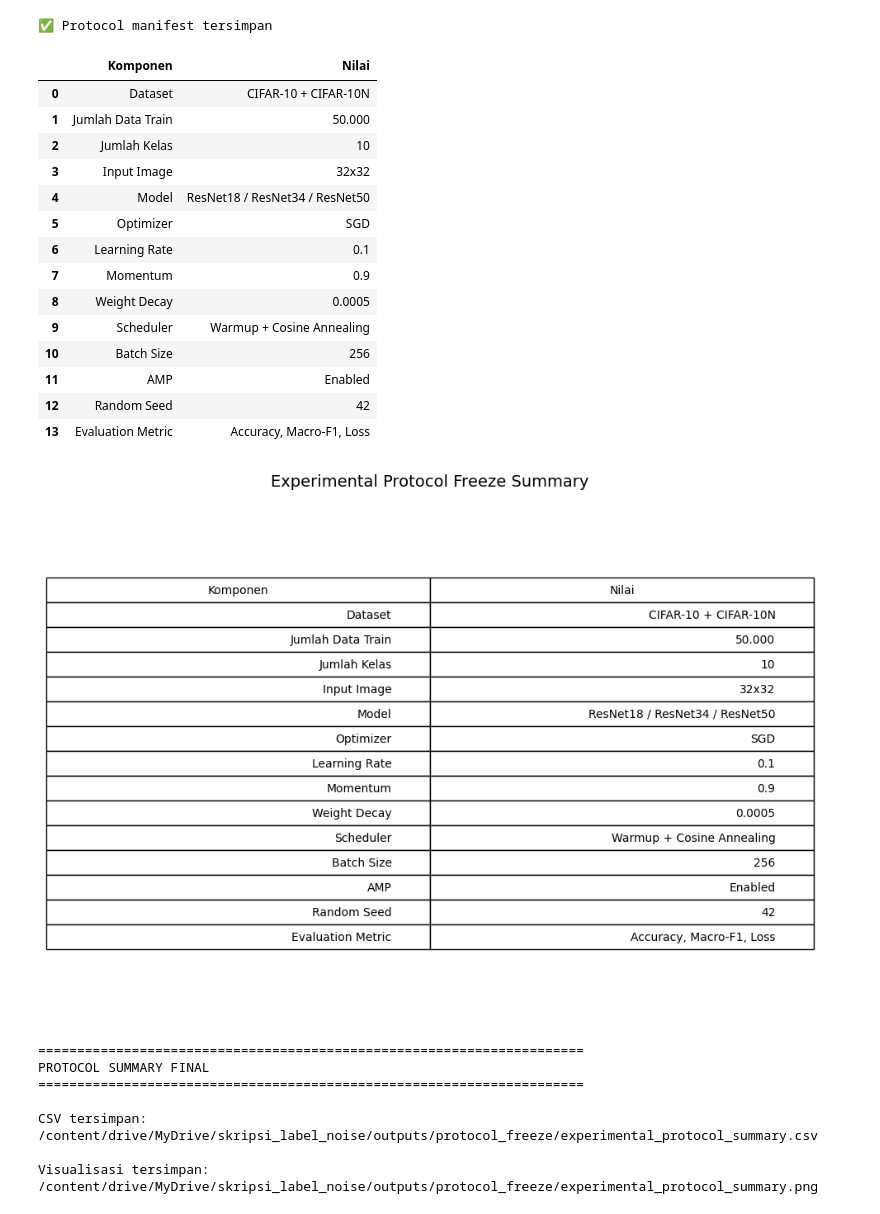
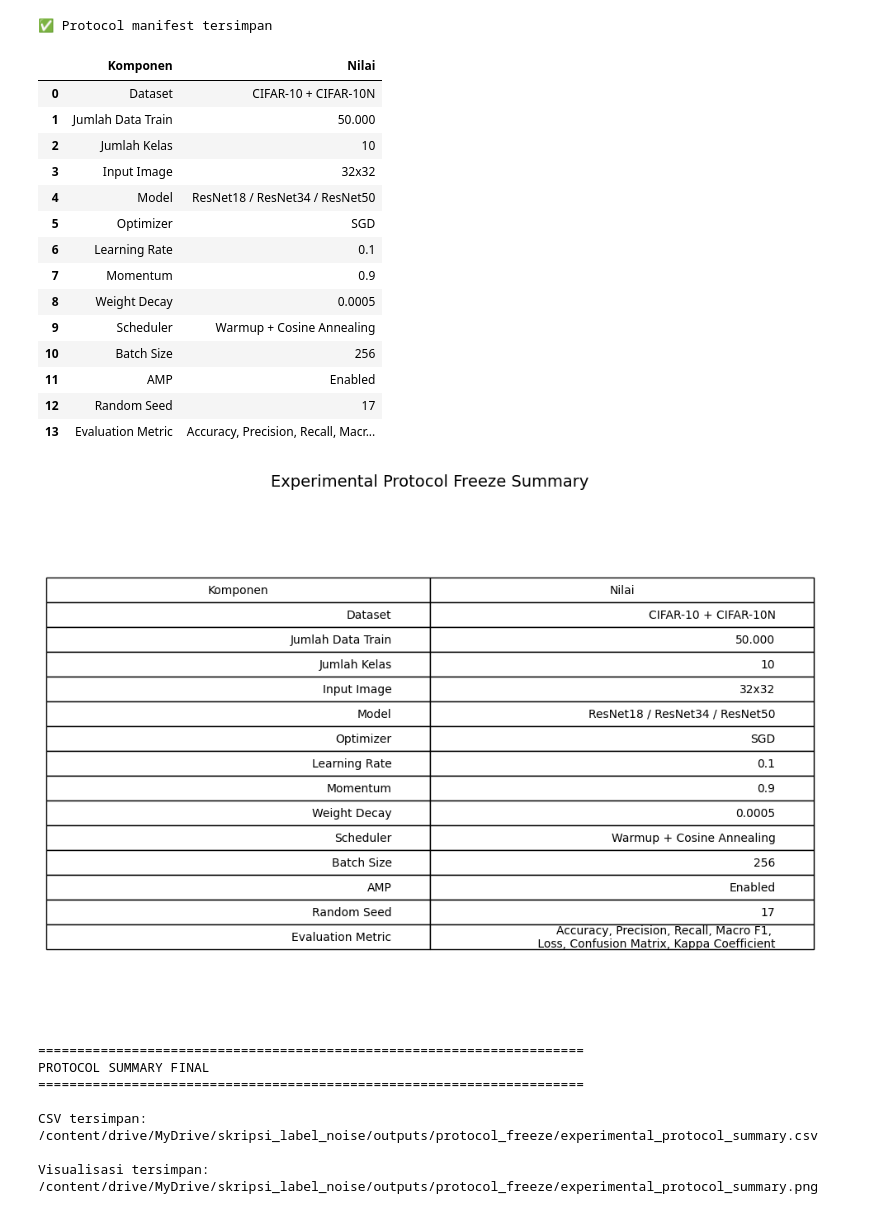
Before and after one commit to luthfiaw13/label-noise-thesis, a Jupyter notebook: notebooks/05_experimental_protocol_freeze.ipynb, the cells around one changed output. Cells and saved outputs as stored; diff of their text form; code cells hidden in the pictures.

```diff
--- a/notebooks/05_experimental_protocol_freeze.ipynb
+++ b/notebooks/05_experimental_protocol_freeze.ipynb
@@ -653,9 +644,9 @@ protocol_summary = pd.DataFrame(
 
             "Enabled",
 
-            "42",
+            "17",
 
-            "Accuracy, Macro-F1, Loss"
+            "Accuracy, Precision, Recall, Macro F1, \n Loss, Confusion Matrix, Kappa Coefficient"
 
         ]
 
@@ -783,36 +774,36 @@ print("PROTOCOL SUMMARY FINAL")
 
 print("="*70)
 
 
 print()
 
 print("CSV tersimpan:")
 
 print(summary_csv)
 
 
 print()
 
 print("Visualisasi tersimpan:")
 
 print(figure_path)
 # %% [output]
 |  | Komponen | Nilai |
 | 0 | Dataset | CIFAR-10 + CIFAR-10N |
 | 1 | Jumlah Data Train | 50.000 |
 | 2 | Jumlah Kelas | 10 |
 | 3 | Input Image | 32x32 |
 | 4 | Model | ResNet18 / ResNet34 / ResNet50 |
 | 5 | Optimizer | SGD |
 | 6 | Learning Rate | 0.1 |
 | 7 | Momentum | 0.9 |
 | 8 | Weight Decay | 0.0005 |
 | 9 | Scheduler | Warmup + Cosine Annealing |
 | 10 | Batch Size | 256 |
 | 11 | AMP | Enabled |
-| 12 | Random Seed | 42 |
-| 13 | Evaluation Metric | Accuracy, Macro-F1, Loss |
+| 12 | Random Seed | 17 |
+| 13 | Evaluation Metric | Accuracy, Precision, Recall, Macr... |
-[figure, old version]
+[figure, new version]
 ======================================================================
 PROTOCOL SUMMARY FINAL
 ======================================================================
```
Also changed, not shown: parts of 7 cells of this notebook, 5 other files.
